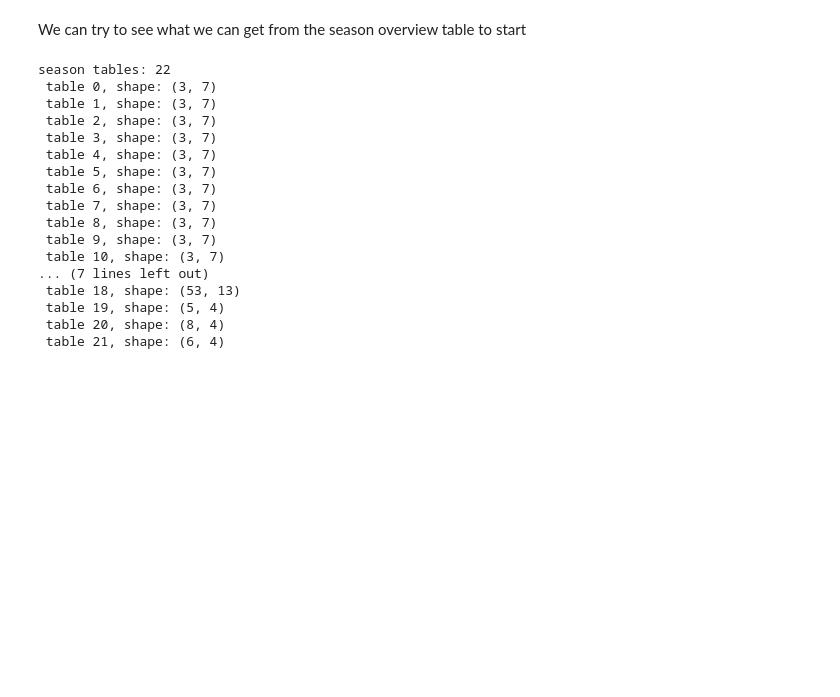
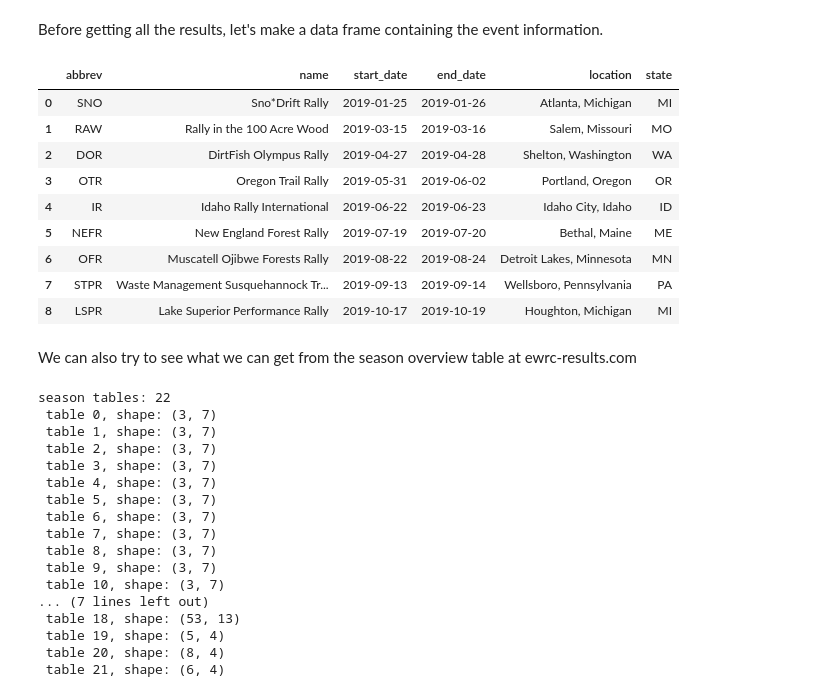
Before and after one commit to damcglinchey/ara-2019, a Jupyter notebook: ARA_2019.ipynb, the cells around one changed output. Saved outputs shown, nothing was run; the diff lists cells and outputs as text; code cells hidden in the pictures; blank space fills up the shorter version.

```diff
--- a/ARA_2019.ipynb
+++ b/ARA_2019.ipynb
@@ -37,5 +48,42 @@ ara_2019_rally_urls = ['https://www.ewrc-results.com/final/56054-snodrift-rally-
+# %% [markdown]
+Before getting all the results, let's make a data frame containing the event information.
+# %%
+ara_2019_rally_abbrev = ['SNO', 'RAW', 'DOR', 'OTR', 'IR', 'NEFR', 'OFR', 'STPR', 'LSPR']
+ara_2019_rally_names = ['Sno*Drift Rally', 'Rally in the 100 Acre Wood', 'DirtFish Olympus Rally',
+                       'Oregon Trail Rally', 'Idaho Rally International', 'New England Forest Rally',
+                       'Muscatell Ojibwe Forests Rally', 'Waste Management Susquehannock Trail Performance Rally',
+                       'Lake Superior Performance Rally']
+ara_2019_rally_start_date = [datetime.date(2019,1,25), datetime.date(2019, 3, 15), datetime.date(2019, 4, 27),
+                            datetime.date(2019, 5, 31), datetime.date(2019, 6, 22), datetime.date(2019, 7, 19),
+                            datetime.date(2019, 8, 22), datetime.date(2019, 9, 13), datetime.date(2019, 10, 17)]
+ara_2019_rally_end_date = [datetime.date(2019, 1, 26), datetime.date(2019, 3, 16), datetime.date(2019, 4, 28),
+                          datetime.date(2019, 6, 2), datetime.date(2019, 6, 23), datetime.date(2019, 7, 20),
+                          datetime.date(2019, 8, 24), datetime.date(2019, 9, 14), datetime.date(2019, 10, 19)]
+ara_2019_rally_loc = ['Atlanta, Michigan', 'Salem, Missouri', 'Shelton, Washington',
+                     'Portland, Oregon', 'Idaho City, Idaho', 'Bethal, Maine',
+                     'Detroit Lakes, Minnesota', 'Wellsboro, Pennsylvania', 'Houghton, Michigan']
+ara_2019_rally_state = ['MI', 'MO', 'WA', 'OR', 'ID', 'ME', 'MN', 'PA', 'MI']
+# %%
+ara_2019_df = pd.DataFrame({'abbrev':ara_2019_rally_abbrev,
+                            'name':ara_2019_rally_names,
+                            'start_date':ara_2019_rally_start_date,
+                            'end_date':ara_2019_rally_end_date,
+                            'location':ara_2019_rally_loc,
+                            'state':ara_2019_rally_state})
+ara_2019_df
+# %% [output]
+|  | abbrev | name | start_date | end_date | location | state |
+| 0 | SNO | Sno*Drift Rally | 2019-01-25 | 2019-01-26 | Atlanta, Michigan | MI |
+| 1 | RAW | Rally in the 100 Acre Wood | 2019-03-15 | 2019-03-16 | Salem, Missouri | MO |
+| 2 | DOR | DirtFish Olympus Rally | 2019-04-27 | 2019-04-28 | Shelton, Washington | WA |
+| 3 | OTR | Oregon Trail Rally | 2019-05-31 | 2019-06-02 | Portland, Oregon | OR |
+| 4 | IR | Idaho Rally International | 2019-06-22 | 2019-06-23 | Idaho City, Idaho | ID |
+| 5 | NEFR | New England Forest Rally | 2019-07-19 | 2019-07-20 | Bethal, Maine | ME |
+| 6 | OFR | Muscatell Ojibwe Forests Rally | 2019-08-22 | 2019-08-24 | Detroit Lakes, Minnesota | MN |
+| 7 | STPR | Waste Management Susquehannock Tr... | 2019-09-13 | 2019-09-14 | Wellsboro, Pennsylvania | PA |
+| 8 | LSPR | Lake Superior Performance Rally | 2019-10-17 | 2019-10-19 | Houghton, Michigan | MI |
 # %% [markdown]
-We can try to see what we can get from the season overview table to start
+We can also try to see what we can get from the season overview table at ewrc-results.com
 # %%
 season_tables = pd.read_html(ara_2019_season_url)
 print('season tables: {}'.format(len(season_tables)))
```
Also changed, not shown: parts of 20 cells of this notebook.
